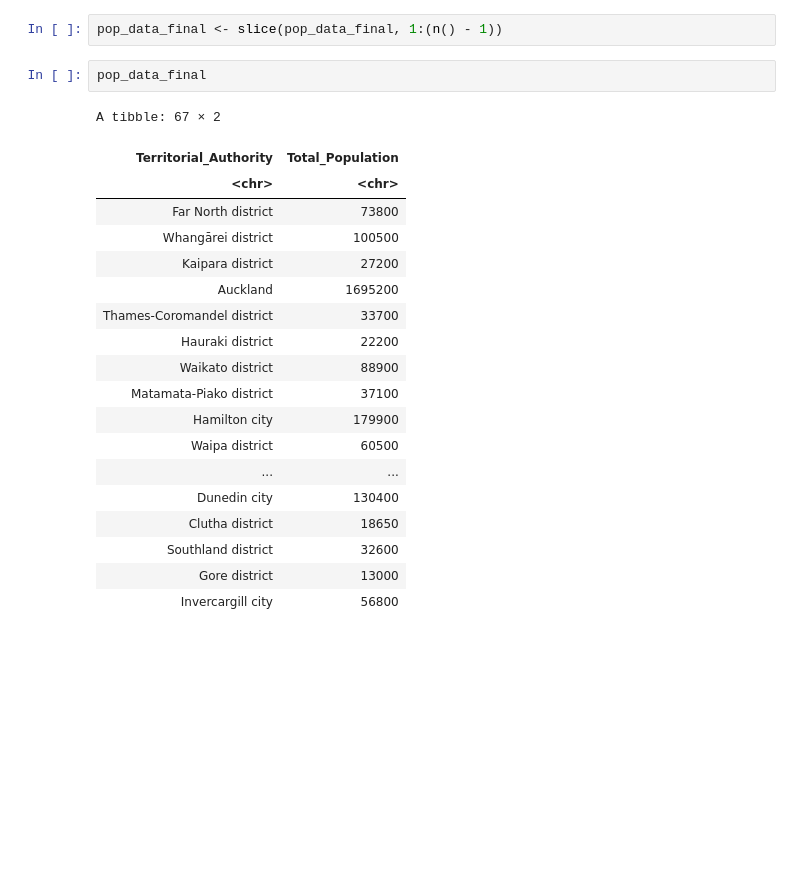
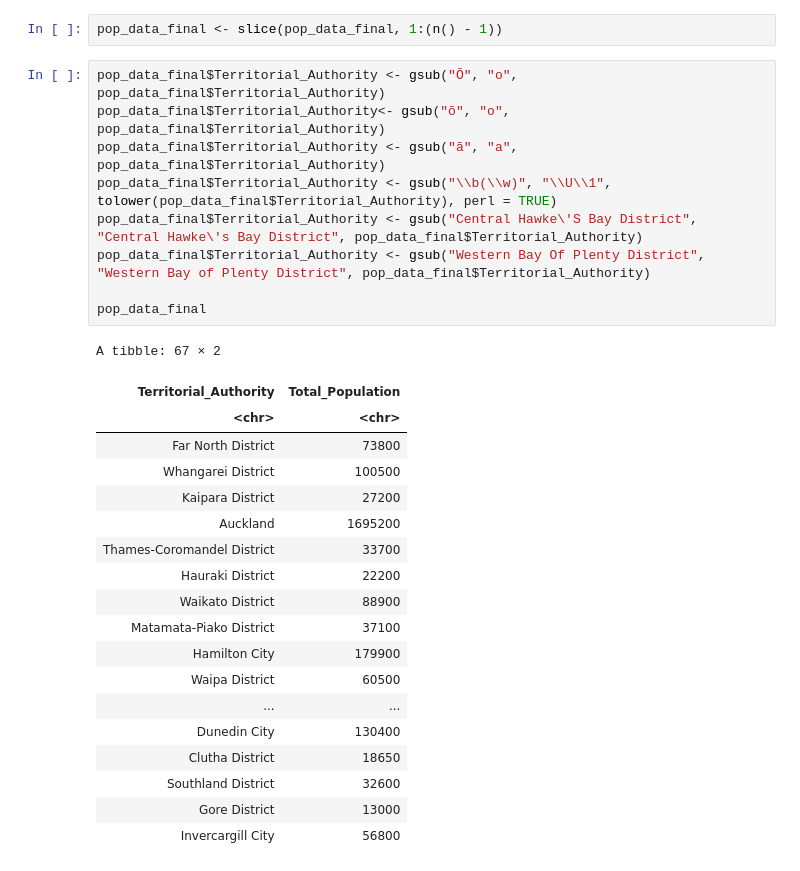
Before and after one commit to emma-s-marie/data422-group-project, a Jupyter notebook: code/Population_Wrangling.ipynb, the cells around one changed output. Cells and saved outputs as stored; diff of their text form; blank space fills up the shorter version.

```diff
--- a/code/Population_Wrangling.ipynb
+++ b/code/Population_Wrangling.ipynb
@@ -197,25 +214,32 @@ A tibble: 68 × 2
 | New Zealand(4) | 5124100 |
 # %%
 pop_data_final <- slice(pop_data_final, 1:(n() - 1))
-# %%
-pop_data_final
-# %% [output]
-A tibble: 67 × 2
-| Territorial_Authority | Total_Population |
-| <chr> | <chr> |
-| Far North district | 73800 |
-| Whangārei district | 100500 |
-| Kaipara district | 27200 |
-| Auckland | 1695200 |
-| Thames-Coromandel district | 33700 |
-| Hauraki district | 22200 |
-| Waikato district | 88900 |
-| Matamata-Piako district | 37100 |
-| Hamilton city | 179900 |
-| Waipa district | 60500 |
-| ... | ... |
-| Dunedin city | 130400 |
-| Clutha district | 18650 |
-| Southland district | 32600 |
-| Gore district | 13000 |
-| Invercargill city | 56800 |
+# %%
+pop_data_final$Territorial_Authority <- gsub("Ō", "o", pop_data_final$Territorial_Authority)
+pop_data_final$Territorial_Authority<- gsub("ō", "o", pop_data_final$Territorial_Authority)
+pop_data_final$Territorial_Authority <- gsub("ā", "a", pop_data_final$Territorial_Authority)
+pop_data_final$Territorial_Authority <- gsub("\\b(\\w)", "\\U\\1", tolower(pop_data_final$Territorial_Authority), perl = TRUE)
+pop_data_final$Territorial_Authority <- gsub("Central Hawke\'S Bay District", "Central Hawke\'s Bay District", pop_data_final$Territorial_Authority)
+pop_data_final$Territorial_Authority <- gsub("Western Bay Of Plenty District", "Western Bay of Plenty District", pop_data_final$Territorial_Authority)
+
+pop_data_final
+# %% [output]
+A tibble: 67 × 2
+| Territorial_Authority | Total_Population |
+| <chr> | <chr> |
+| Far North District | 73800 |
+| Whangarei District | 100500 |
+| Kaipara District | 27200 |
+| Auckland | 1695200 |
+| Thames-Coromandel District | 33700 |
+| Hauraki District | 22200 |
+| Waikato District | 88900 |
+| Matamata-Piako District | 37100 |
+| Hamilton City | 179900 |
+| Waipa District | 60500 |
+| ... | ... |
+| Dunedin City | 130400 |
+| Clutha District | 18650 |
+| Southland District | 32600 |
+| Gore District | 13000 |
+| Invercargill City | 56800 |
```
Also changed, not shown: parts of 4 cells of this notebook, 2 other files.
